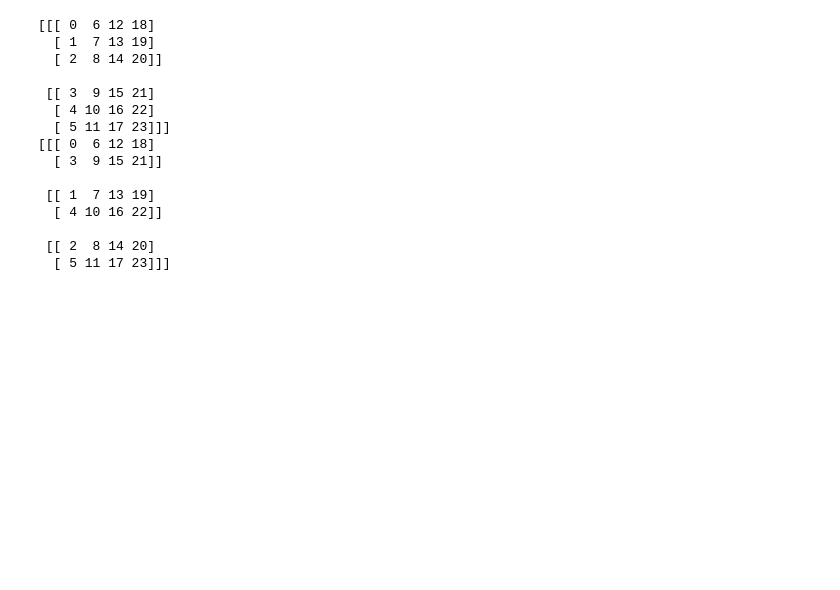
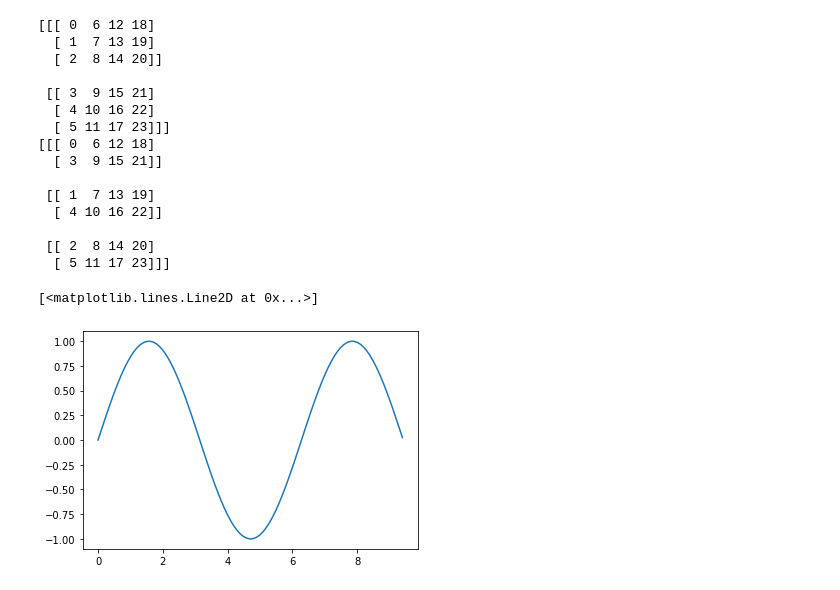
Before and after one commit to Amirserajj/ML-Lab, a Jupyter notebook: ML_Lab.ipynb, the cells around one changed output. Cells and saved outputs as stored; diff of their text form; code cells hidden in the pictures; blank space fills up the shorter version.

Commit message:
visualization

```diff
--- a/ML_Lab.ipynb
+++ b/ML_Lab.ipynb
@@ -429,3 +429,12 @@ print(B)
 
  [[ 2  8 14 20]
   [ 5 11 17 23]]]
+# %%
+# Visualization
+x=np.arange(0,3*np.pi,0.1)
+y1= np.sin(x)
+
+plt.plot(x,y1)
+# %% [output]
+[<matplotlib.lines.Line2D at 0x...>]
+[figure, added]
```
Also changed, not shown: parts of 7 cells of this notebook.
